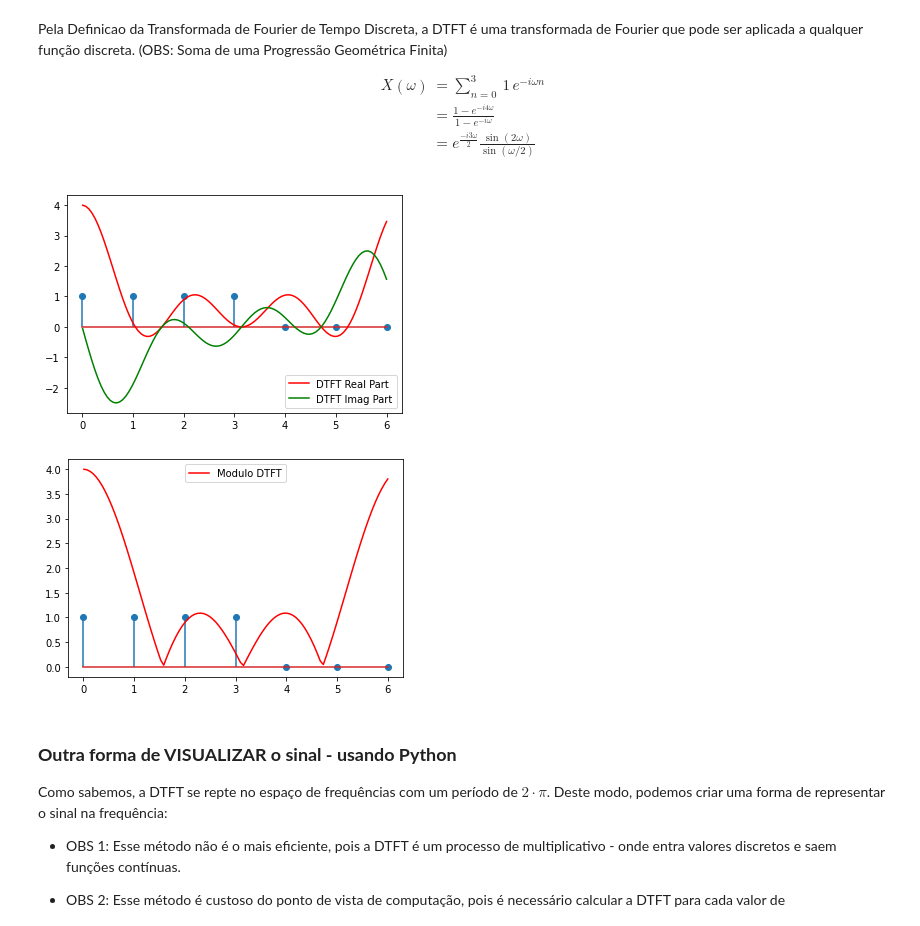
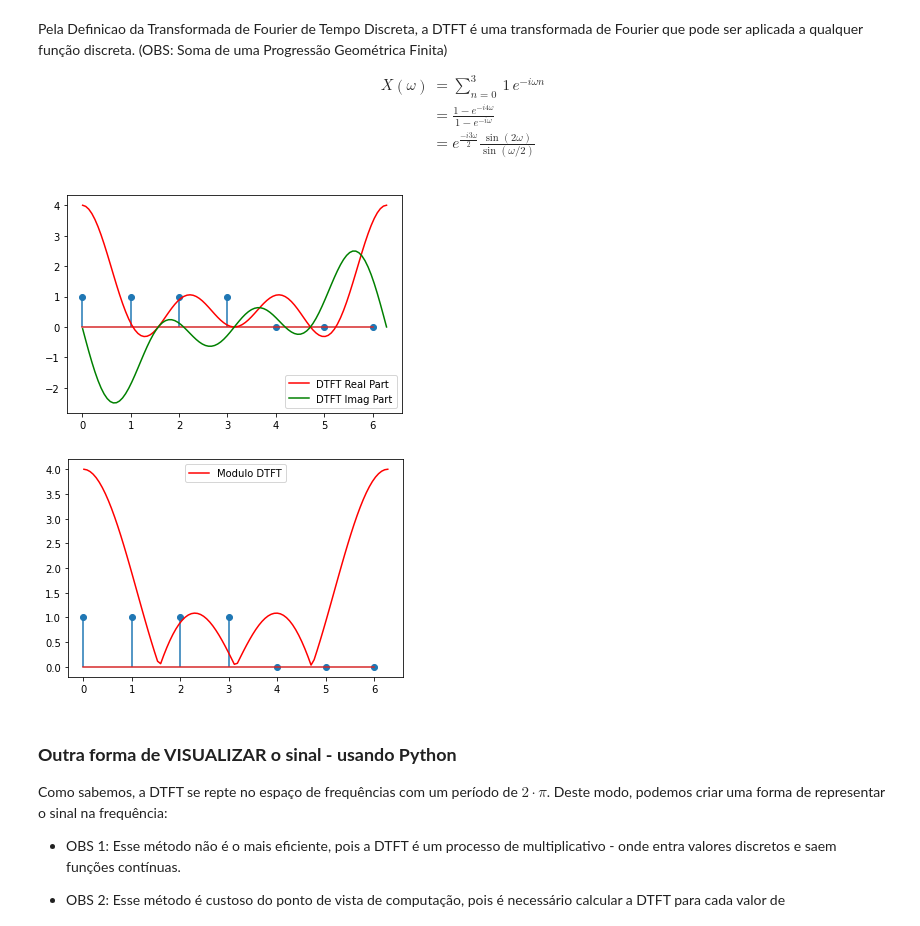
Before and after one commit to leonardoSaaads/ProcessamentoDigitalSinais, a Jupyter notebook: Unidade 1/DTFT.ipynb, the cells around one changed output. Cells and saved outputs as stored; diff of their text form; code cells hidden in the pictures.

```diff
--- a/Unidade 1/DTFT.ipynb
+++ b/Unidade 1/DTFT.ipynb
@@ -105,27 +105,27 @@ $${\displaystyle \begin{align*} X(\omega ) &= \sum _{n=0}^{3} \,  1 \,  e^{-i\om
 # %%
 # Exemplo 01 - Sinal Contínuo Discreto:
 
 import numpy as np
 import matplotlib.pyplot as plt
 
 
 n = np.array([0, 1, 2, 3, 4, 5, 6])              # Criando um array no eixo n de inteiros
-w = np.linspace(0.01, 6, 100)                    # Criando um espaço na frequeência:
+w = np.linspace(0.01, 2*np.pi, 100)              # Criando um espaço na frequeência:
 y = np.array([1, 1, 1, 1, 0, 0, 0])              # Criando um array no eixo y - sinal contínuo:
 dtft = (1 - np.e**(-1j*w*4))/(1 - np.e**(-1j*w)) # Criando a visualização da DTFT:
 
 # Plotando o sinal o sinal:
 plt.stem(n, y)
 plt.plot(w, dtft.real, label='DTFT Real Part', color='red')
 plt.plot(w, dtft.imag, label='DTFT Imag Part', color='green')
 
 # Colocando Legendas
 plt.legend()
 
 # Visualizando as imagens:
 plt.show()
 # %% [output]
-[figure, old version]
+[figure, new version]
 # %%
 # Exemplo 01 - Sinal Contínuo Discreto:
 
@@ -134,7 +134,7 @@ import matplotlib.pyplot as plt
 
 
 n = np.array([0, 1, 2, 3, 4, 5, 6])              # Criando um array no eixo n de inteiros
-w = np.linspace(0.01, 6, 100)                    # Criando um espaço na frequeência:
+w = np.linspace(0.01, 2*np.pi, 100)              # Criando um espaço na frequeência:
 y = np.array([1, 1, 1, 1, 0, 0, 0])              # Criando um array no eixo y - sinal contínuo:
 dtft = (1 - np.e**(-1j*w*4))/(1 - np.e**(-1j*w)) # Criando a visualização da DTFT:
 
@@ -148,7 +148,7 @@ plt.legend()
 # Visualizando as imagens:
 plt.show()
 # %% [output]
-[figure, old version]
+[figure, new version]
 # %% [markdown]
 ### **Outra forma de VISUALIZAR o sinal - usando Python**
 
```
Also changed, not shown: parts of 11 cells of this notebook, 2 other files.
